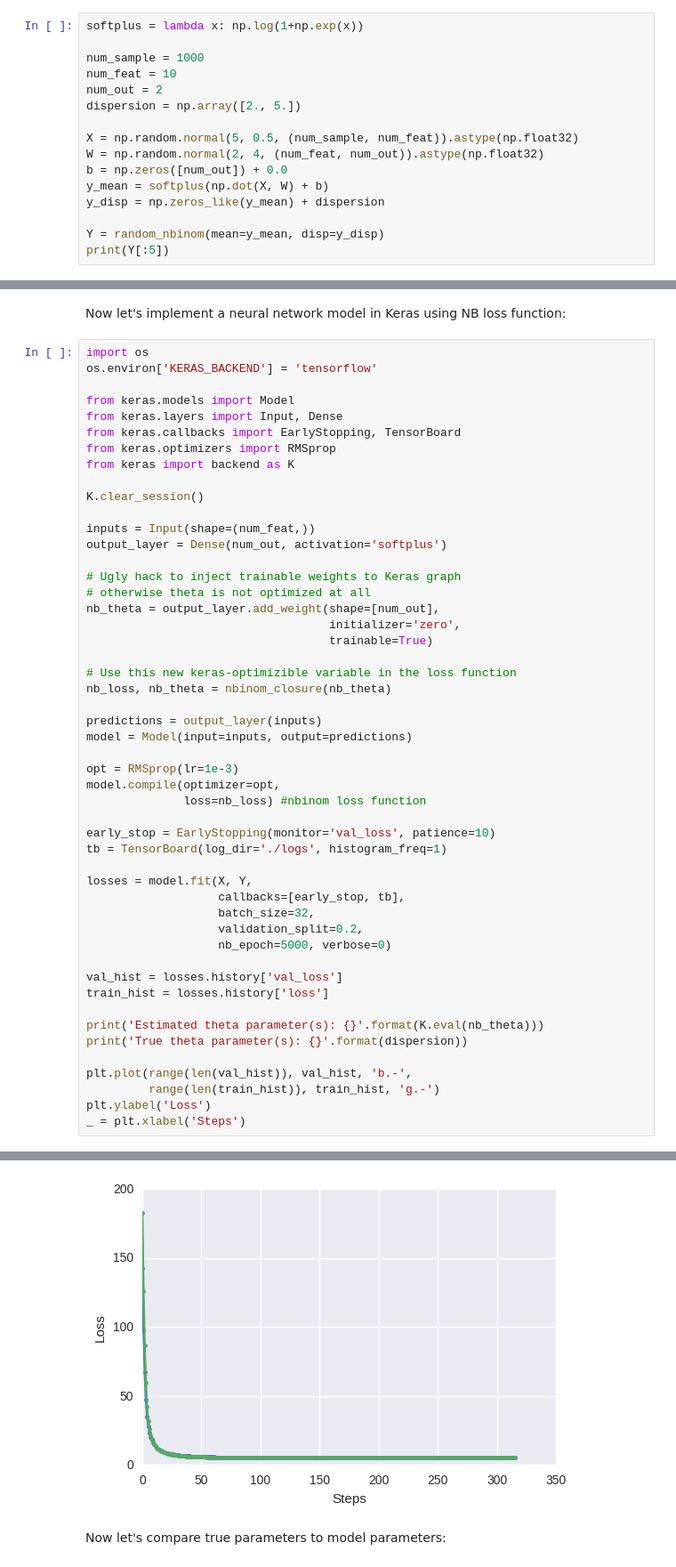
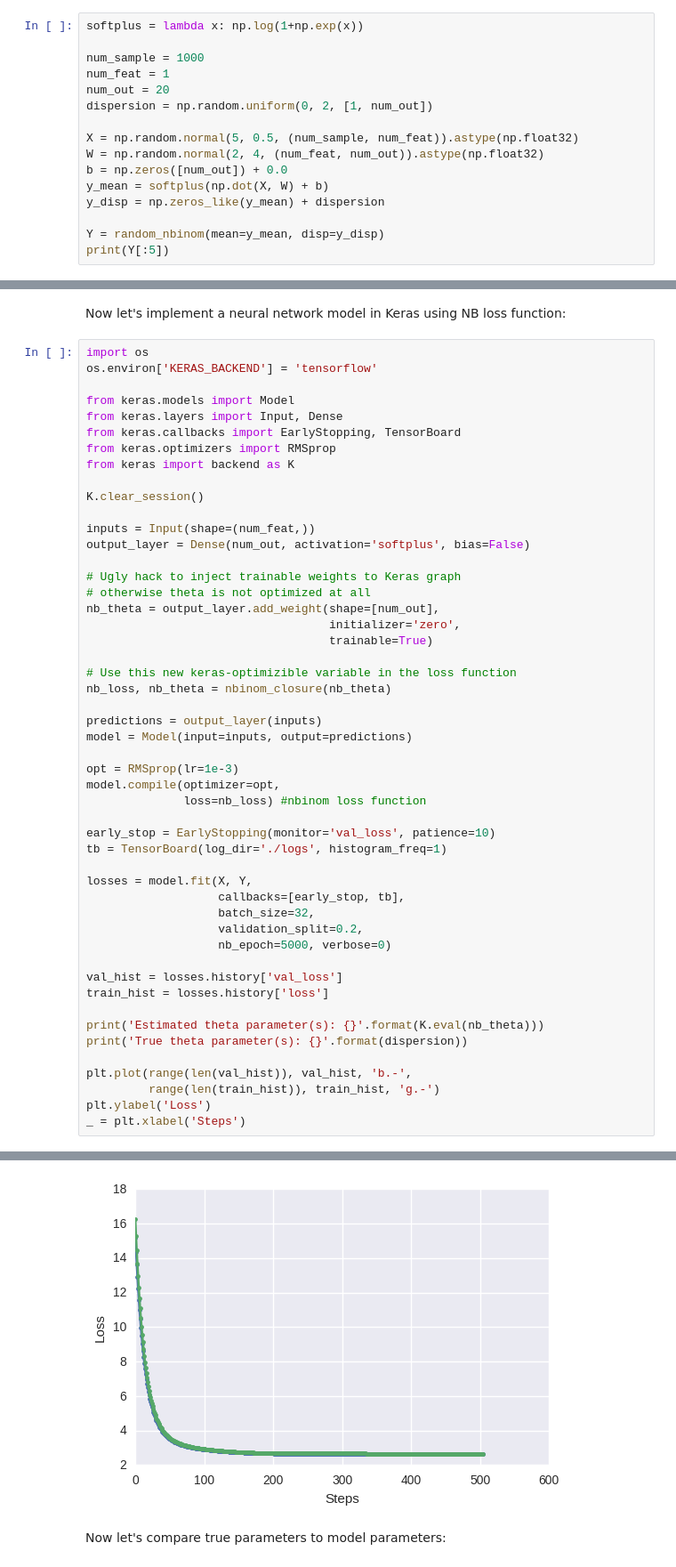
Before and after one commit to gokceneraslan/neuralnet_countmodels, a Jupyter notebook: Deep count models with TensorFlow and Keras.ipynb, the cells around one changed output, grey strips where cells are left out. Shown: that part at 89% size. Saved outputs shown, nothing was run; the diff lists cells and outputs as text.

```diff
--- a/Deep count models with TensorFlow and Keras.ipynb
+++ b/Deep count models with TensorFlow and Keras.ipynb
@@ -284,9 +284,9 @@ Finally, we sample from negative binomial where the mean is $\text{SoftPlus}(\te
 softplus = lambda x: np.log(1+np.exp(x))
 
 num_sample = 1000
-num_feat = 10
-num_out = 2
-dispersion = np.array([2., 5.])
+num_feat = 1
+num_out = 20
+dispersion = np.random.uniform(0, 2, [1, num_out])
 
 X = np.random.normal(5, 0.5, (num_sample, num_feat)).astype(np.float32)
 W = np.random.normal(2, 4, (num_feat, num_out)).astype(np.float32)
@@ -317,7 +322,7 @@ from keras import backend as K
 K.clear_session()
 
 inputs = Input(shape=(num_feat,))
-output_layer = Dense(num_out, activation='softplus')
+output_layer = Dense(num_out, activation='softplus', bias=False)
 
 # Ugly hack to inject trainable weights to Keras graph
 # otherwise theta is not optimized at all
@@ -361,4 +372,4 @@ True theta parameter(s): [ 2.  5.]
-[figure, old version]
+[figure, new version]
 # %% [markdown]
 Now let's compare true parameters to model parameters:
 # %%
```
Also changed, not shown: parts of 5 cells of this notebook.
